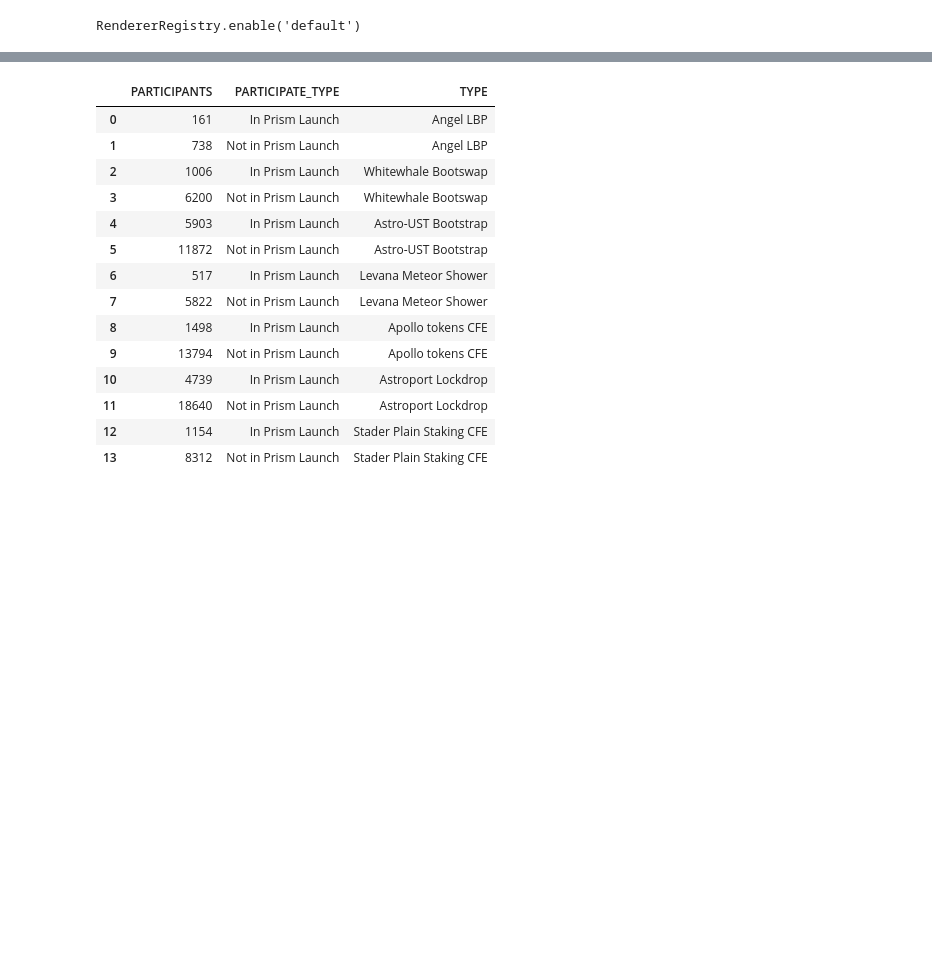
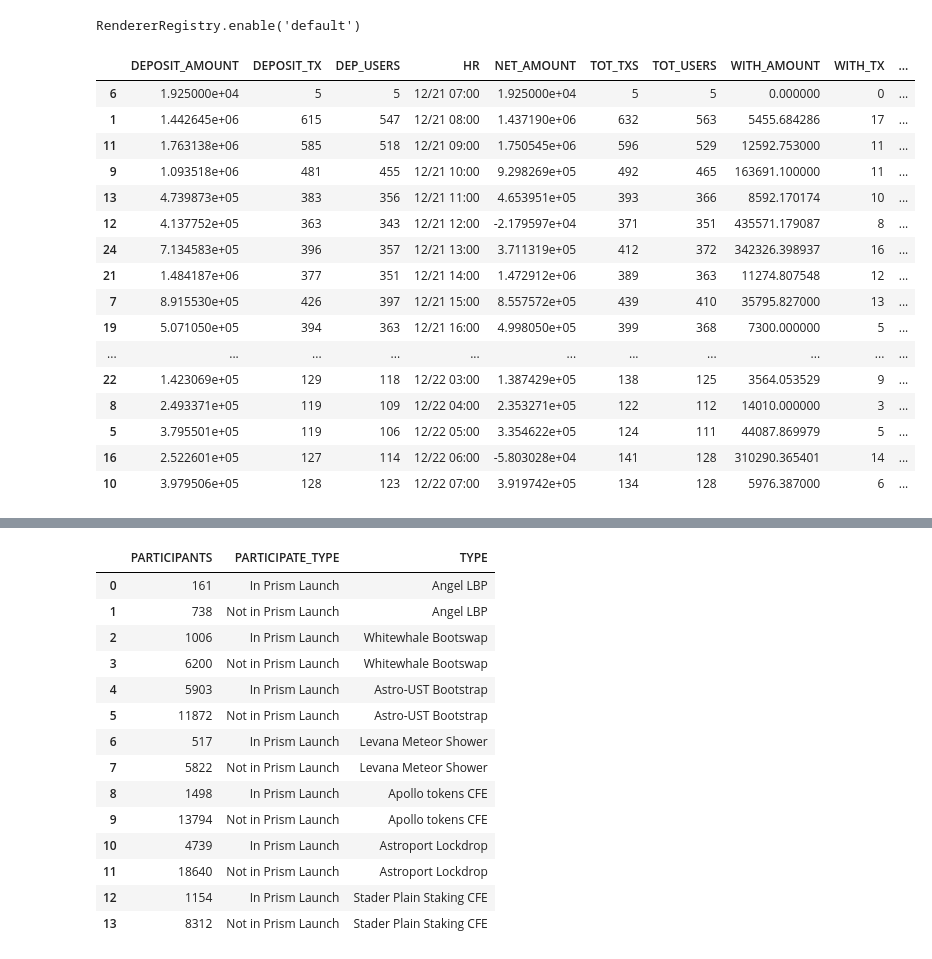
Before and after one commit to IncioMan/on-chain-data-analysis, a Jupyter notebook: prism_launch/Prism launch.ipynb, the cells around one changed output, grey strips where cells are left out. Drawn from its saved outputs; the diff is of its cells as text; code cells hidden in the pictures; blank space fills up the shorter version.

Commit message:
new users

```diff
--- a/prism_launch/Prism launch.ipynb
+++ b/prism_launch/Prism launch.ipynb
@@ -42,0 +46,20 @@ hourly_stats_df = claim(hourly_stats)
+# %%
+df
+# %% [output]
+|  | DEPOSIT_AMOUNT | DEPOSIT_TX | DEP_USERS | HR | NET_AMOUNT | TOT_TXS | TOT_USERS | WITH_AMOUNT | WITH_TX | ... |
+| 6 | 1.925000e+04 | 5 | 5 | 12/21 07:00 | 1.925000e+04 | 5 | 5 | 0.000000 | 0 | ... |
+| 1 | 1.442645e+06 | 615 | 547 | 12/21 08:00 | 1.437190e+06 | 632 | 563 | 5455.684286 | 17 | ... |
+| 11 | 1.763138e+06 | 585 | 518 | 12/21 09:00 | 1.750545e+06 | 596 | 529 | 12592.753000 | 11 | ... |
+| 9 | 1.093518e+06 | 481 | 455 | 12/21 10:00 | 9.298269e+05 | 492 | 465 | 163691.100000 | 11 | ... |
+| 13 | 4.739873e+05 | 383 | 356 | 12/21 11:00 | 4.653951e+05 | 393 | 366 | 8592.170174 | 10 | ... |
+| 12 | 4.137752e+05 | 363 | 343 | 12/21 12:00 | -2.179597e+04 | 371 | 351 | 435571.179087 | 8 | ... |
+| 24 | 7.134583e+05 | 396 | 357 | 12/21 13:00 | 3.711319e+05 | 412 | 372 | 342326.398937 | 16 | ... |
+| 21 | 1.484187e+06 | 377 | 351 | 12/21 14:00 | 1.472912e+06 | 389 | 363 | 11274.807548 | 12 | ... |
+| 7 | 8.915530e+05 | 426 | 397 | 12/21 15:00 | 8.557572e+05 | 439 | 410 | 35795.827000 | 13 | ... |
+| 19 | 5.071050e+05 | 394 | 363 | 12/21 16:00 | 4.998050e+05 | 399 | 368 | 7300.000000 | 5 | ... |
+| ... | ... | ... | ... | ... | ... | ... | ... | ... | ... | ... |
+| 22 | 1.423069e+05 | 129 | 118 | 12/22 03:00 | 1.387429e+05 | 138 | 125 | 3564.053529 | 9 | ... |
+| 8 | 2.493371e+05 | 119 | 109 | 12/22 04:00 | 2.353271e+05 | 122 | 112 | 14010.000000 | 3 | ... |
+| 5 | 3.795501e+05 | 119 | 106 | 12/22 05:00 | 3.354622e+05 | 124 | 111 | 44087.869979 | 5 | ... |
+| 16 | 2.522601e+05 | 127 | 114 | 12/22 06:00 | -5.803028e+04 | 141 | 128 | 310290.365401 | 14 | ... |
+| 10 | 3.979506e+05 | 128 | 123 | 12/22 07:00 | 3.919742e+05 | 134 | 128 | 5976.387000 | 6 | ... |
```
Also changed, not shown: parts of 4 cells of this notebook, 4 other files.
